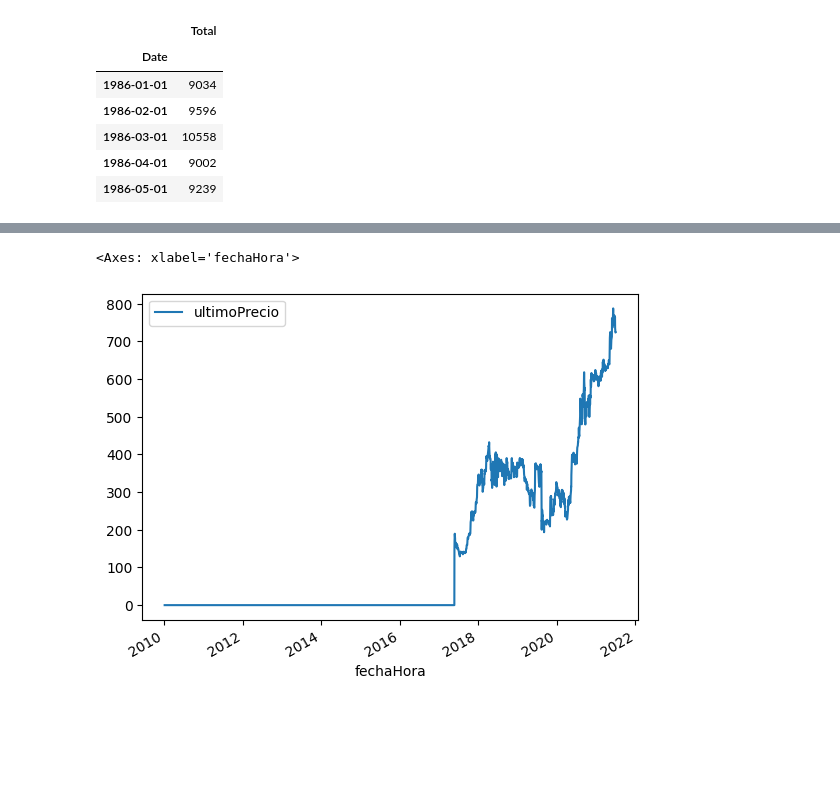
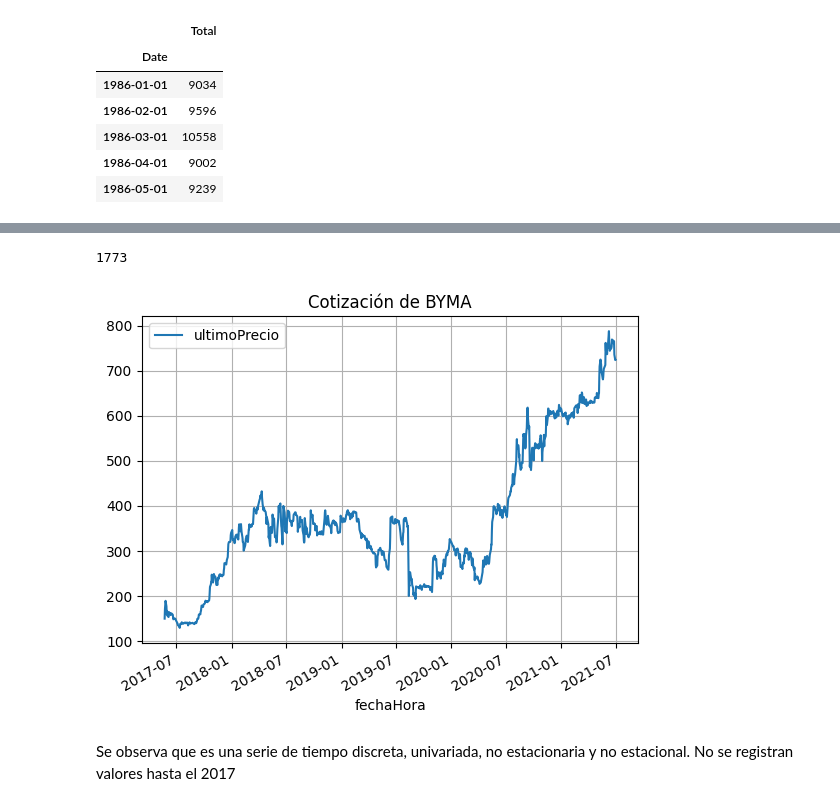
Before and after one commit to marianataglio/seriestemporales, a Jupyter notebook: ej_1.ipynb, the cells around one changed output, grey strips where cells are left out. Saved outputs shown, nothing was run; the diff lists cells and outputs as text; code cells hidden in the pictures; blank space fills up the shorter version.

```diff
--- a/ej_1.ipynb
+++ b/ej_1.ipynb
@@ -37,7 +51,20 @@ byma.fechaHora = pd.to_datetime(byma.fechaHora, infer_datetime_format=True)
+# %%
+num_zeros = (byma.ultimoPrecio == 0.0).sum().sum()
+num_zeros
+# %% [output]
+1773
+# %%
+# Borramos los que son 0.0
+byma = byma[(byma != 0.0).all(axis=1)]
+len(byma)
 # %%
 byma = byma.set_index("fechaHora")
-# %%
-byma.plot()
-# %% [output]
-<Axes: xlabel='fechaHora'>
-[figure, removed]
+# %%
+byma.plot()
+plt.title("Cotización de BYMA")
+plt.grid(True)
+# %% [output]
+[figure, added]
+# %% [markdown]
+Se observa que es una serie de tiempo discreta, univariada, no estacionaria y no estacional.
+No se registran valores hasta el 2017
```
Also changed, not shown: parts of 7 cells of this notebook.
